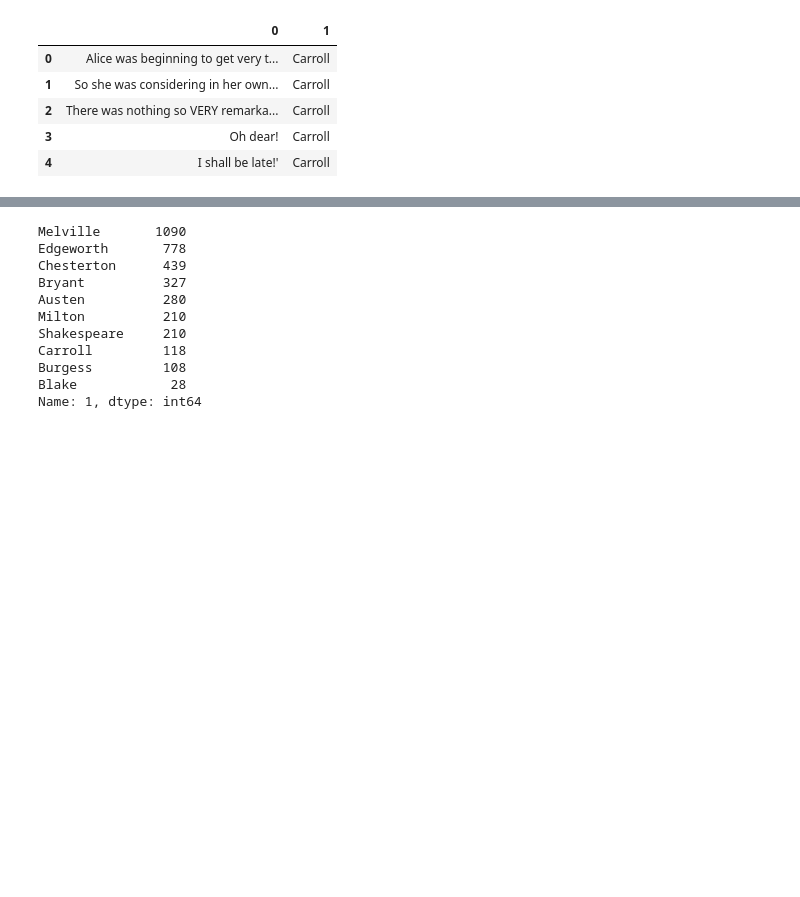
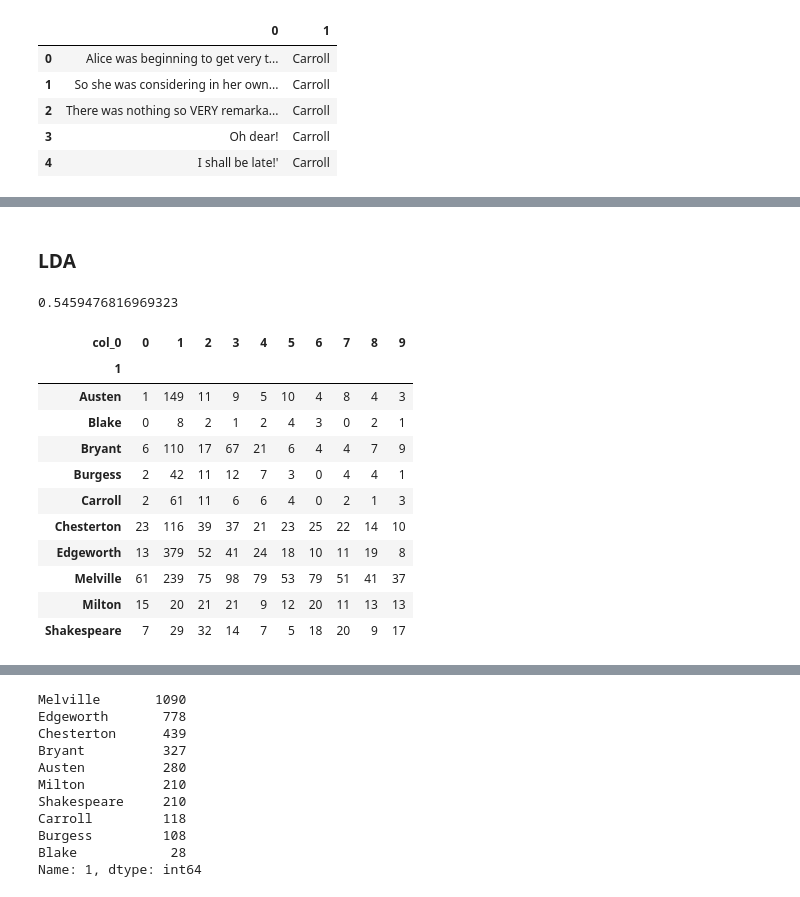
Before and after one commit to vivekpadia70/thinkful-data-science, a Jupyter notebook: Unit 4 Capstone 4.5.1.ipynb, the cells around one changed output, grey strips where cells are left out. Drawn from its saved outputs; the diff is of its cells as text; code cells hidden in the pictures; blank space fills up the shorter version.

```diff
--- a/Unit 4 Capstone 4.5.1.ipynb
+++ b/Unit 4 Capstone 4.5.1.ipynb
@@ -171,0 +164,25 @@ From cross tab poems from Blake is least identified in our clustering model. So
+# %% [markdown]
+### LDA
+# %%
+lda = LatentDirichletAllocation()
+x_lda = lda.fit_transform(X_cluster)
+# %%
+kmeans_lda = KMeans(n_clusters=10)
+kmeans_lda.fit(x_lda)
+y_predict = kmeans_lda.predict(x_lda)
+print(silhouette_score(x_lda, kmeans_lda.labels_))
+pd.crosstab(Y_cluster, y_predict)
+# %% [output]
+0.5459476816969323
+| col_0 | 0 | 1 | 2 | 3 | 4 | 5 | 6 | 7 | 8 | 9 |
+| 1 |  |  |  |  |  |  |  |  |  |  |
+| Austen | 1 | 149 | 11 | 9 | 5 | 10 | 4 | 8 | 4 | 3 |
+| Blake | 0 | 8 | 2 | 1 | 2 | 4 | 3 | 0 | 2 | 1 |
+| Bryant | 6 | 110 | 17 | 67 | 21 | 6 | 4 | 4 | 7 | 9 |
+| Burgess | 2 | 42 | 11 | 12 | 7 | 3 | 0 | 4 | 4 | 1 |
+| Carroll | 2 | 61 | 11 | 6 | 6 | 4 | 0 | 2 | 1 | 3 |
+| Chesterton | 23 | 116 | 39 | 37 | 21 | 23 | 25 | 22 | 14 | 10 |
+| Edgeworth | 13 | 379 | 52 | 41 | 24 | 18 | 10 | 11 | 19 | 8 |
+| Melville | 61 | 239 | 75 | 98 | 79 | 53 | 79 | 51 | 41 | 37 |
+| Milton | 15 | 20 | 21 | 21 | 9 | 12 | 20 | 11 | 13 | 13 |
+| Shakespeare | 7 | 29 | 32 | 14 | 7 | 5 | 18 | 20 | 9 | 17 |
```
Also changed, not shown: parts of 59 cells of this notebook, 1 other file.
